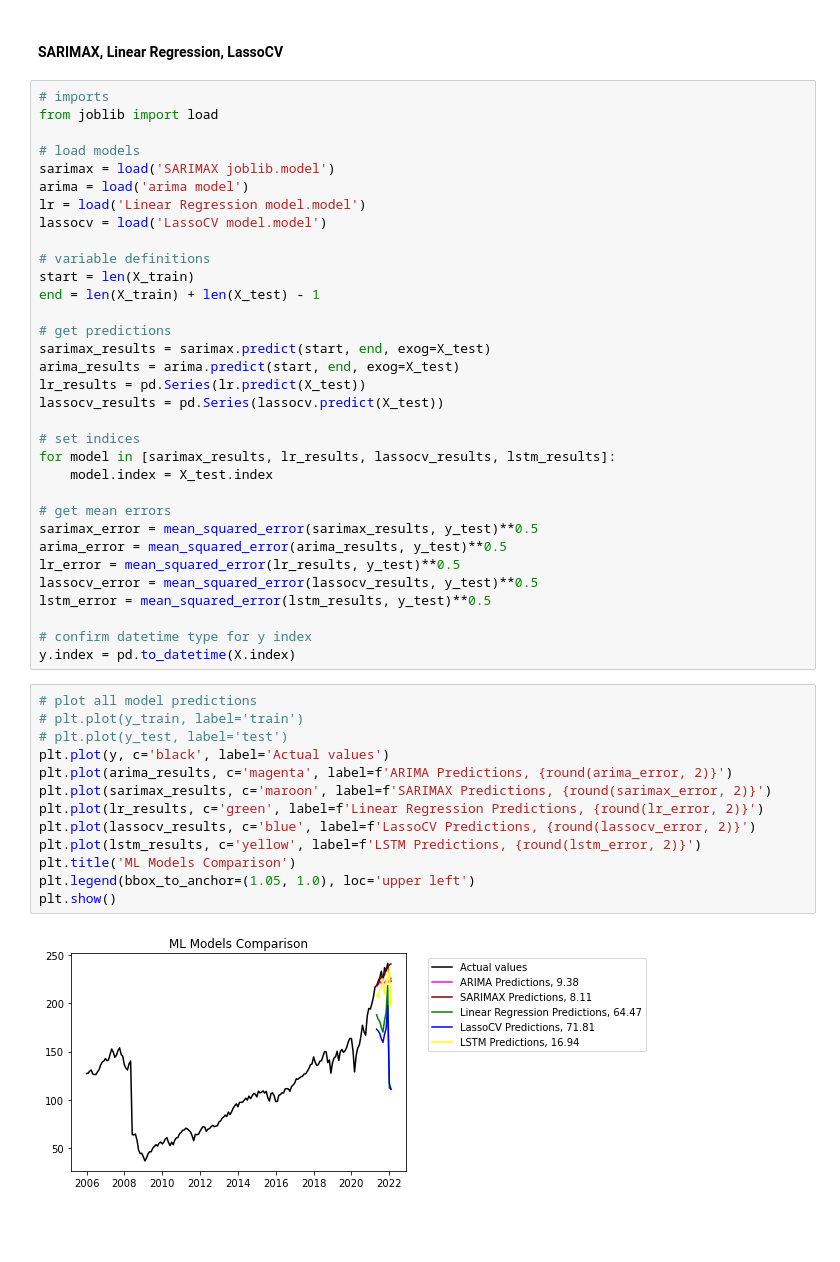
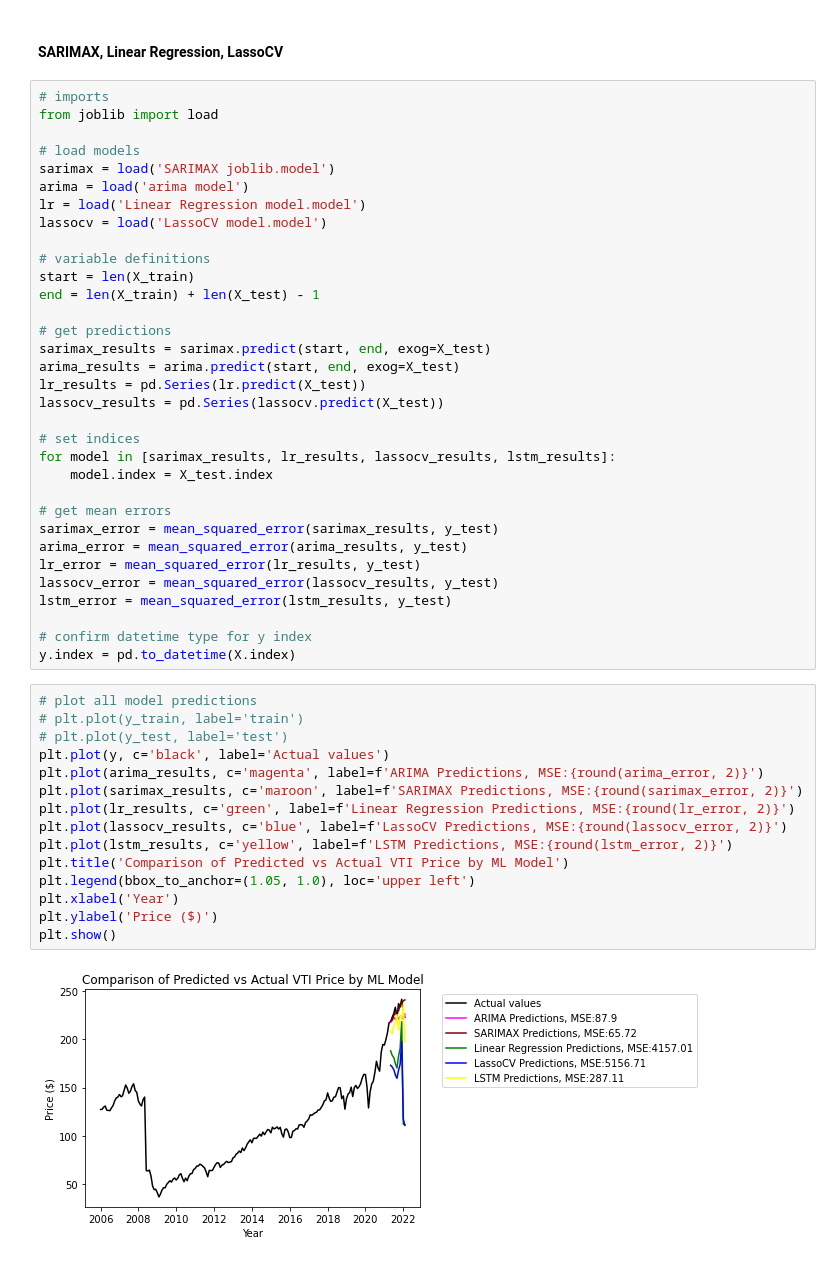
Before and after one commit to akittendorf/Domestic-Stock-Market-Analysis, a Jupyter notebook: Code/model comparisons.ipynb, the cells around one changed output. Saved outputs shown, nothing was run; the diff lists cells and outputs as text; blank space fills up the shorter version.

Commit message:
update model comparisons

```diff
--- a/Code/model comparisons.ipynb
+++ b/Code/model comparisons.ipynb
@@ -130,26 +130,28 @@ for model in [sarimax_results, lr_results, lassocv_results, lstm_results]:
     model.index = X_test.index
 
 # get mean errors
-sarimax_error = mean_squared_error(sarimax_results, y_test)**0.5
-arima_error = mean_squared_error(arima_results, y_test)**0.5
-lr_error = mean_squared_error(lr_results, y_test)**0.5
-lassocv_error = mean_squared_error(lassocv_results, y_test)**0.5
-lstm_error = mean_squared_error(lstm_results, y_test)**0.5
+sarimax_error = mean_squared_error(sarimax_results, y_test)
+arima_error = mean_squared_error(arima_results, y_test)
+lr_error = mean_squared_error(lr_results, y_test)
+lassocv_error = mean_squared_error(lassocv_results, y_test)
+lstm_error = mean_squared_error(lstm_results, y_test)
 
 # confirm datetime type for y index
 y.index = pd.to_datetime(X.index)
 # %%
 # plot all model predictions
 # plt.plot(y_train, label='train')
 # plt.plot(y_test, label='test')
 plt.plot(y, c='black', label='Actual values')
-plt.plot(arima_results, c='magenta', label=f'ARIMA Predictions, {round(arima_error, 2)}')
-plt.plot(sarimax_results, c='maroon', label=f'SARIMAX Predictions, {round(sarimax_error, 2)}')
-plt.plot(lr_results, c='green', label=f'Linear Regression Predictions, {round(lr_error, 2)}')
-plt.plot(lassocv_results, c='blue', label=f'LassoCV Predictions, {round(lassocv_error, 2)}')
-plt.plot(lstm_results, c='yellow', label=f'LSTM Predictions, {round(lstm_error, 2)}')
-plt.title('ML Models Comparison')
+plt.plot(arima_results, c='magenta', label=f'ARIMA Predictions, MSE:{round(arima_error, 2)}')
+plt.plot(sarimax_results, c='maroon', label=f'SARIMAX Predictions, MSE:{round(sarimax_error, 2)}')
+plt.plot(lr_results, c='green', label=f'Linear Regression Predictions, MSE:{round(lr_error, 2)}')
+plt.plot(lassocv_results, c='blue', label=f'LassoCV Predictions, MSE:{round(lassocv_error, 2)}')
+plt.plot(lstm_results, c='yellow', label=f'LSTM Predictions, MSE:{round(lstm_error, 2)}')
+plt.title('Comparison of Predicted vs Actual VTI Price by ML Model')
 plt.legend(bbox_to_anchor=(1.05, 1.0), loc='upper left')
+plt.xlabel('Year')
+plt.ylabel('Price ($)')
 plt.show()
 # %% [output]
-[figure, old version]
+[figure, new version]
```
